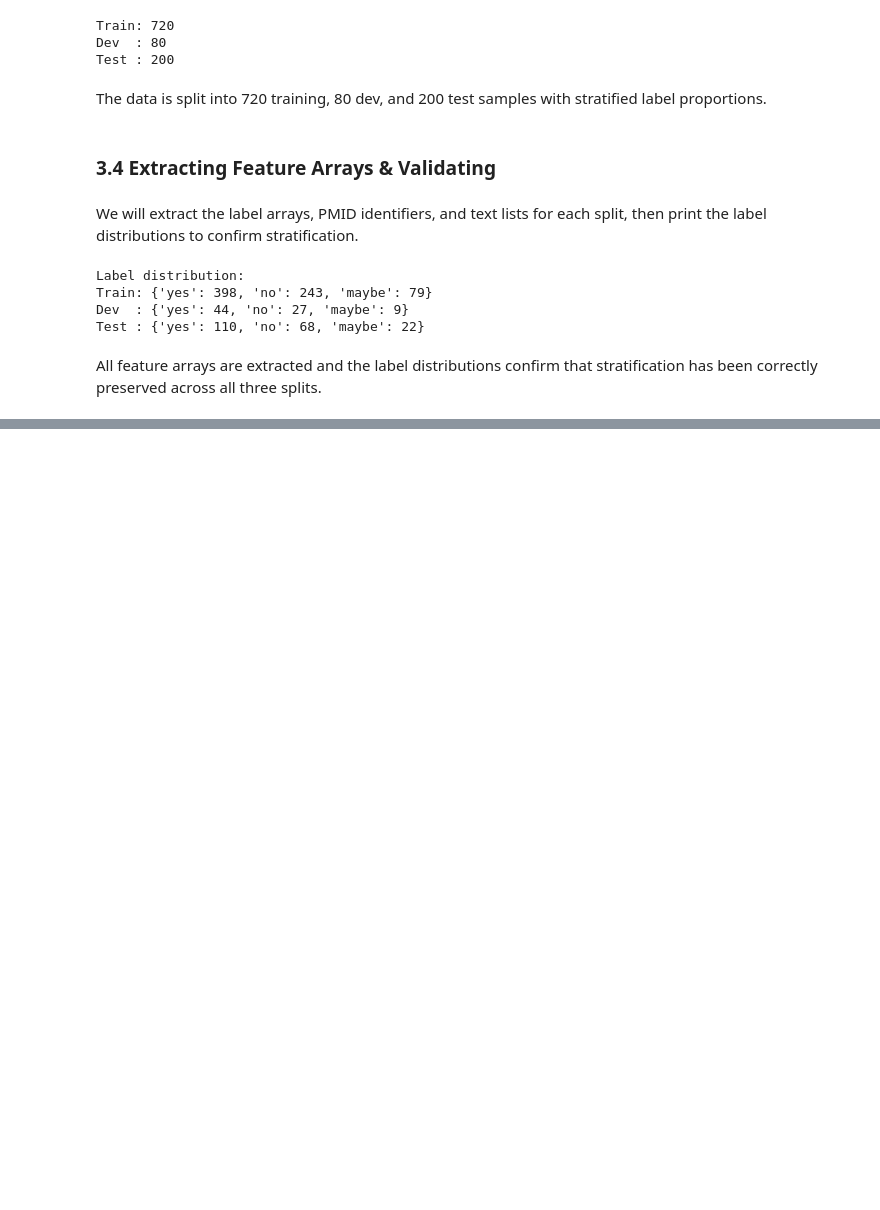
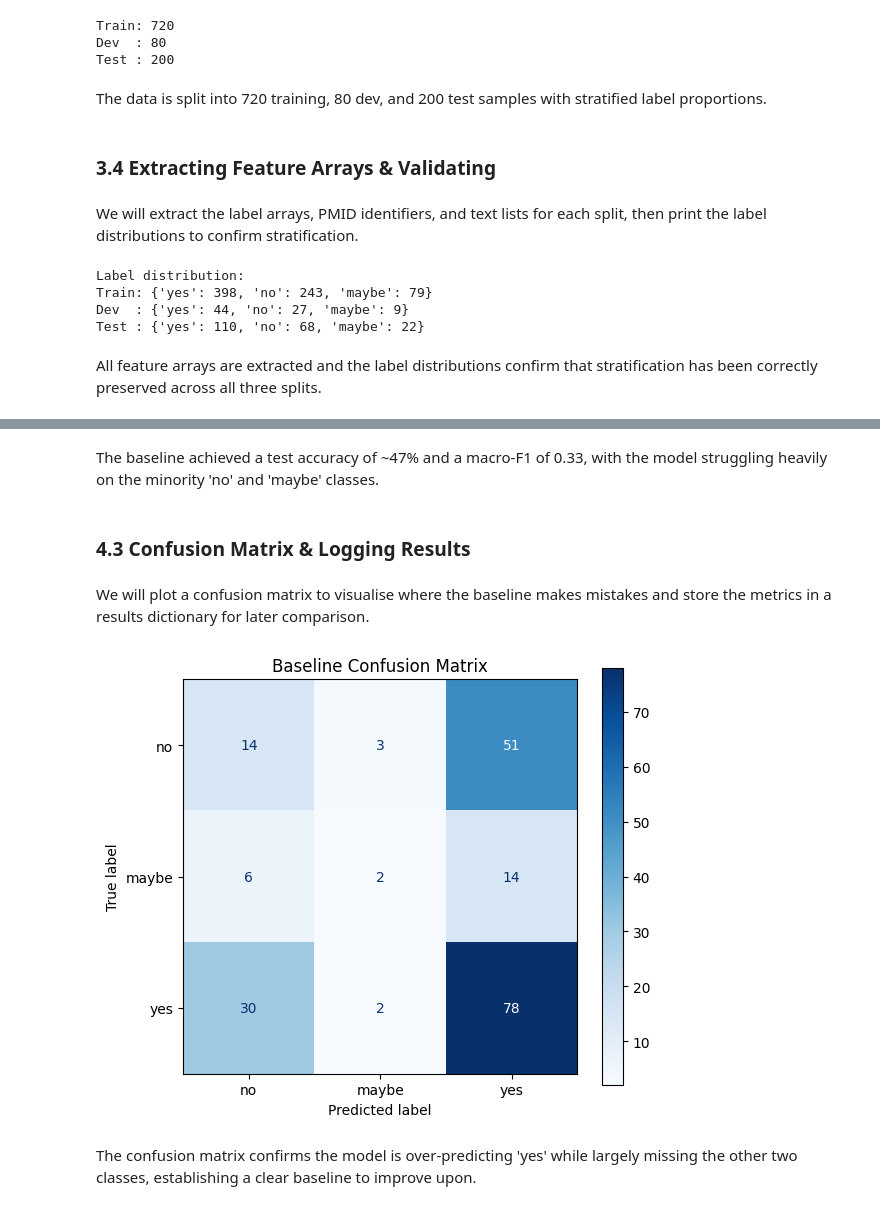
Before and after one commit to tanishkshindepatil01/ai-text-analytics-coursework-team16-task1, a Jupyter notebook: AI&TA.ipynb, the cells around one changed output, grey strips where cells are left out. Drawn from its saved outputs; the diff is of its cells as text; code cells hidden in the pictures; blank space fills up the shorter version.

```diff
--- a/AI&TA.ipynb
+++ b/AI&TA.ipynb
@@ -556,0 +596,22 @@ All feature arrays are extracted and the label distributions confirm that strati
+# %%
+baseline_pipe = Pipeline([
+    ("tfidf", TfidfVectorizer(
+        lowercase=True, stop_words="english",
+        ngram_range=(1, 2), max_features=30000
+    )),
+    ("clf", LogisticRegression(
+        max_iter=2000, class_weight="balanced",
+        random_state=RANDOM_SEED, C=1.0
+    ))
+])
+
+baseline_res = evaluate_with_cv(baseline_pipe, X_train_qctx, y_train, X_test_qctx, y_test)
+
+print("=" * 60)
+print("BASELINE: TF-IDF (1,2)-grams + Logistic Regression")
+print("=" * 60)
+print(f"5-Fold CV Accuracy : {baseline_res['cv_acc_mean']:.4f} +/- {baseline_res['cv_acc_std']:.4f}")
+print(f"5-Fold CV Macro-F1 : {baseline_res['cv_f1_mean']:.4f} +/- {baseline_res['cv_f1_std']:.4f}")
+print(f"Test Accuracy      : {baseline_res['test_acc']:.4f}")
+print(f"Test Macro-F1      : {baseline_res['test_f1']:.4f}")
+print(f"\n{classification_report(y_test, baseline_res['preds'], target_names=['no','maybe','yes'], zero_division=0)}")
@@ -556,0 +636,29 @@ All feature arrays are extracted and the label distributions confirm that strati
+# %% [markdown]
+The baseline achieved a test accuracy of ~47% and a macro-F1 of 0.33, with the model struggling heavily on the minority 'no' and 'maybe' classes.
+# %% [markdown]
+### 4.3 Confusion Matrix & Logging Results
+# %% [markdown]
+We will plot a confusion matrix to visualise where the baseline makes mistakes and store the metrics in a results dictionary for later comparison.
+# %%
+fig, ax = plt.subplots(figsize=(6, 5))
+ConfusionMatrixDisplay.from_predictions(
+    y_test, baseline_res["preds"],
+    display_labels=["no", "maybe", "yes"], ax=ax, cmap="Blues"
+)
+ax.set_title("Baseline Confusion Matrix")
+plt.tight_layout()
+os.makedirs("visualizations", exist_ok=True)
+plt.savefig(os.path.join("visualizations", "Baseline_Confusion_Matrix.png"), dpi=300, bbox_inches="tight")
+plt.show()
+
+all_results = {}
+all_results["Baseline: TF-IDF+LR"] = {
+    "CV Macro-F1": f"{baseline_res['cv_f1_mean']:.4f} +/- {baseline_res['cv_f1_std']:.4f}",
+    "Test Acc": baseline_res["test_acc"],
+    "Test Macro-F1": baseline_res["test_f1"]
+}
+all_preds = {"Baseline": baseline_res["preds"]}
+# %% [output]
+[figure, added]
+# %% [markdown]
+The confusion matrix confirms the model is over-predicting 'yes' while largely missing the other two classes, establishing a clear baseline to improve upon.
```
Also changed, not shown: parts of 8 cells of this notebook.
